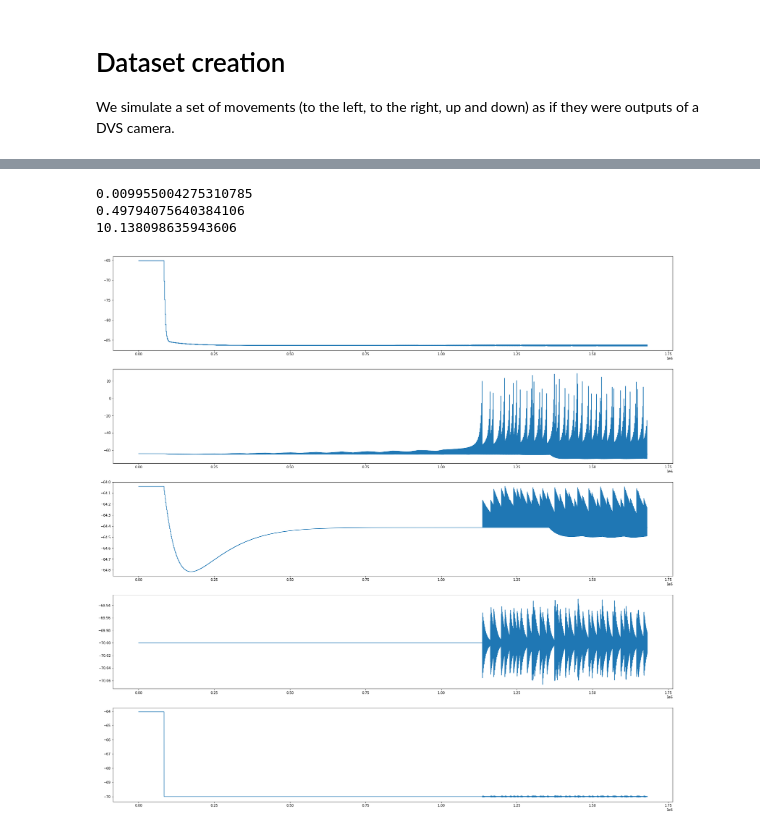
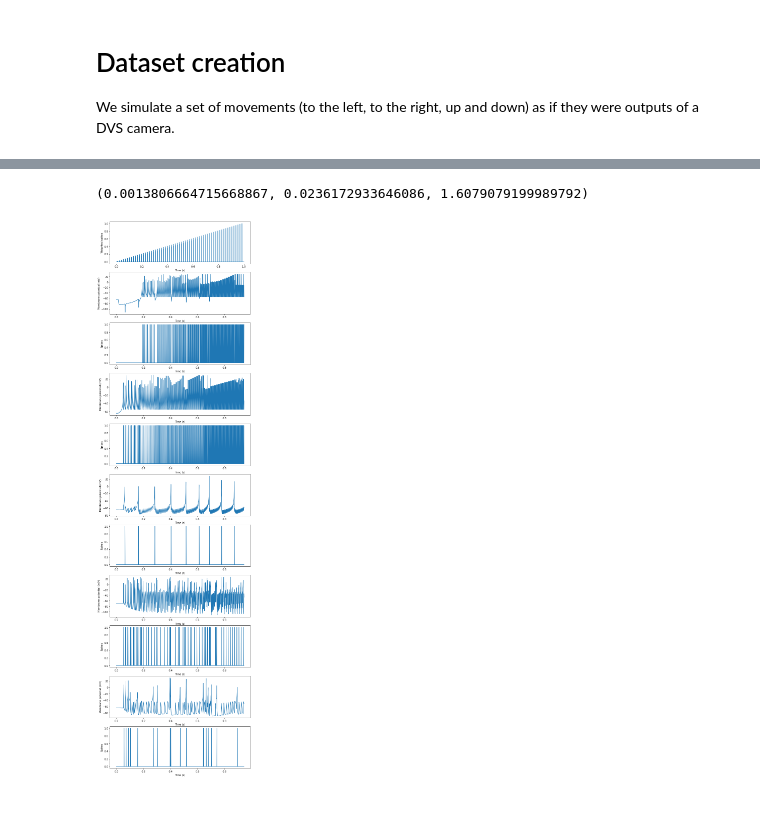
Before and after one commit to adelpierre/NCS-internship-2021, a Jupyter notebook: Code/Basics/Izhikevich_model.ipynb, the cells around one changed output, grey strips where cells are left out. Cells and saved outputs as stored; diff of their text form; code cells hidden in the pictures.

```diff
--- a/Code/Basics/Izhikevich_model.ipynb
+++ b/Code/Basics/Izhikevich_model.ipynb
@@ -33,0 +28,13 @@ print(nb_repetitions)
+# %%
+def set_params(x, y, dt):
+    if x!=y :
+        nb_samples = int((max(x,y) - 1)/2)
+    else:
+        nb_samples = int((x - 1)/2)                #Number of samples presented to the simulation
+    nb_repetitions = int(duration/(dt*nb_samples)) #Number of time one input will be repeated
+                                                   #during one step of the simulation
+    return nb_samples, nb_repetitions
+# %%
+nb_samples, nb_repetitions = set_params(x,y,dt)
+print(nb_samples)
+print(nb_repetitions)
@@ -89,12 +162,25 @@ MN = izk.IzhikevichCell(phasic_spiking, dt=dt)
+# %%
+#Creation of the neuron populations used by the architecture
+
+weight_LLBN_input = 25*torch.ones(1)
+weight_LLBN_recurrent = 25*torch.ones(1)
+weight_TN_input = 15*torch.ones(1)
+weight_TN_recurrent = 15*torch.ones(1)
+
+LLBN = izk.IzhikevichRecurrentCell(1, 1, LLBN_behaviour, autapses=True, input_weights=weight_LLBN_input, recurrent_weights=weight_LLBN_recurrent, dt=dt)
+EBN = izk.IzhikevichCell(phasic_bursting, dt=dt)
+IFN = izk.IzhikevichCell(phasic_spiking, dt=dt)
+TN = izk.IzhikevichRecurrentCell(1, 1, tonic_spiking, autapses=True, input_weights=weight_TN_input, recurrent_weights=weight_TN_recurrent, dt=dt)
+MN = izk.IzhikevichCell(phasic_spiking, dt=dt)
 # %%
 #Definition of the weights that will be used in the model
 weight_to_LLBN = 1
-weight_to_EBN = 1
-weight_LLBN_EBN = 1
-weight_EBN_IFN = 1
-weight_IFN_LLBN = 1
-weight_EBN_TN = 1
-weight_TN_MN = 1
+weight_to_EBN = 15
+weight_LLBN_EBN = 30
+weight_EBN_IFN = 50
+weight_IFN_LLBN = 5
+weight_EBN_TN = 20
+weight_TN_MN = 150
 weight_matrix = [weights_ini_up, weight_to_LLBN, weight_to_EBN, weight_LLBN_EBN,
                  weight_EBN_IFN, weight_IFN_LLBN, weight_EBN_TN ,weight_TN_MN]
 # %%
@@ -163,8 +304,6 @@ def forward_test(input_mat, weights_matrix, nb_timesteps, nb_repetitions):
 # %%
 #Forward computation
-forward_test(mvt_up, weight_matrix, nb_timesteps,nb_repetitions)
+forward_test(mvt_up, weight_matrix, nb_samples,nb_repetitions, prints=True)
 # %% [output]
-0.009955004275310785
-0.49794075640384106
-10.138098635943606
+(0.0013806664715668867, 0.0236172933646086, 1.6079079199989792)
-[figure, old version]
+[figure, new version]
```
Also changed, not shown: parts of 10 cells of this notebook.
